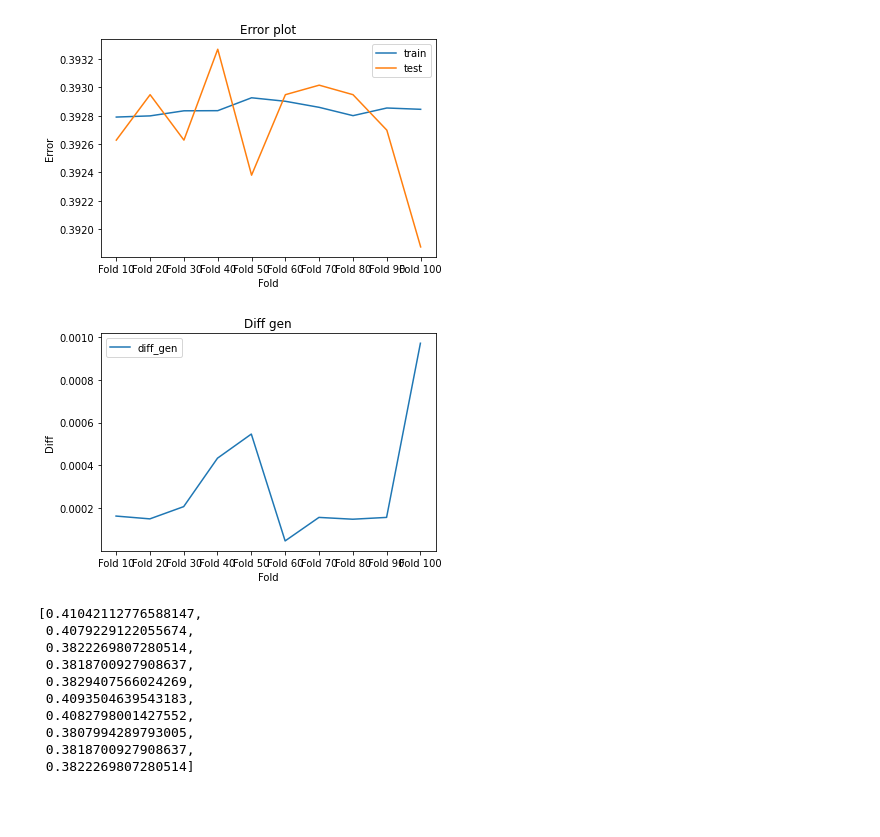
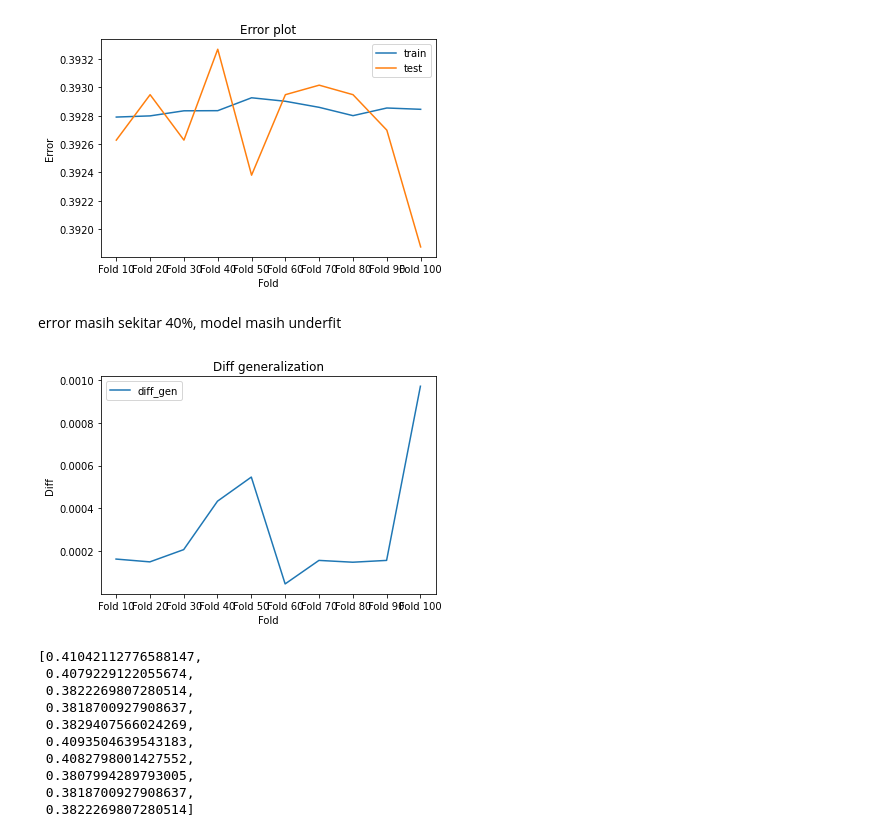
Before and after one commit to diaztomo/kuliah-sendiri-ML-DL-DLL-, a Jupyter notebook: 001. Cross_validtaion.ipynb, the cells around one changed output. Cells and saved outputs as stored; diff of their text form; code cells hidden in the pictures; blank space fills up the shorter version.

```diff
--- a/001. Cross_validtaion.ipynb
+++ b/001. Cross_validtaion.ipynb
@@ -203,17 +205,19 @@ plt.legend()
 plt.show()
 # %% [output]
 [figure]
+# %% [markdown]
+error masih sekitar 40%, model masih underfit
 # %%
 plt.plot(fold,general.values(),label = "diff_gen")
 
 plt.xlabel("Fold")
 plt.ylabel("Diff")
-plt.title("Diff gen")
+plt.title("Diff generalization")
 plt.legend()
 
 plt.show()
 # %% [output]
-[figure, old version]
+[figure, new version]
 # %%
 errtr["10 Fold"]
 # %% [output]
```
Also changed, not shown: parts of 3 cells of this notebook.
